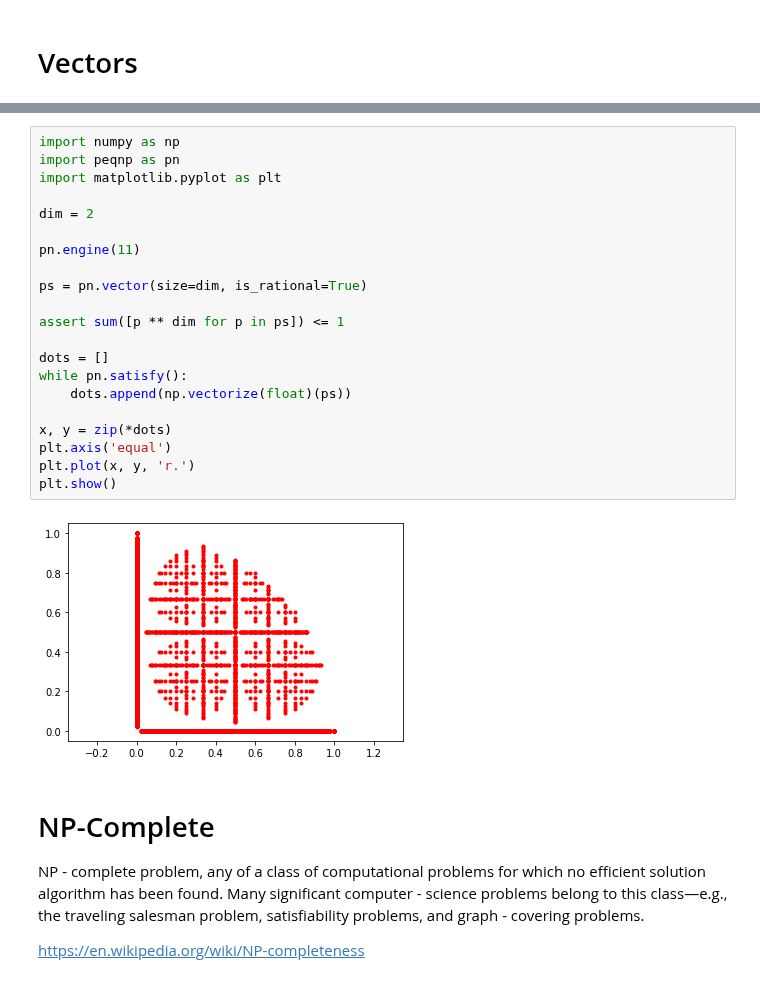
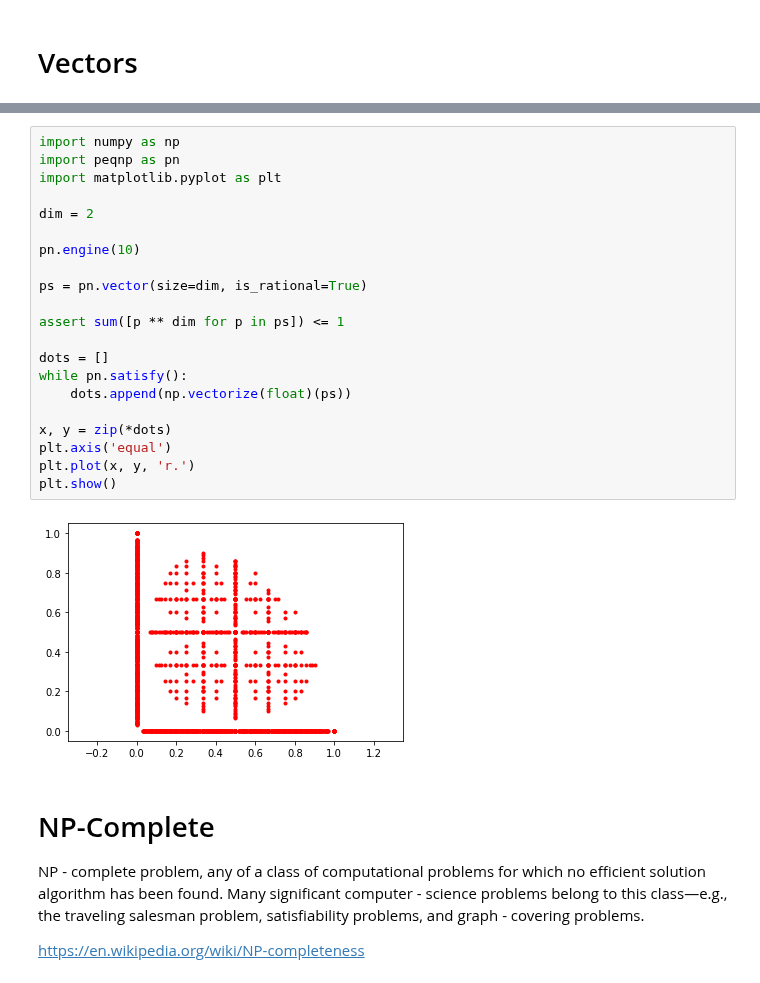
Before and after one commit to maxtuno/PEQNP, a Jupyter notebook: docs/PEQNP.ipynb, the cells around one changed output, grey strips where cells are left out. Cells and saved outputs as stored; diff of their text form.

```diff
--- a/docs/PEQNP.ipynb
+++ b/docs/PEQNP.ipynb
@@ -304,26 +304,26 @@ sum([(0+0j), (1+0j)]) ** 3 == (1+0j) ** 5
 # %%
 import numpy as np
 import peqnp as pn
 import matplotlib.pyplot as plt
 
 dim = 2
 
-pn.engine(11)
+pn.engine(10)
 
 ps = pn.vector(size=dim, is_rational=True)
 
 assert sum([p ** dim for p in ps]) <= 1
 
 dots = []
 while pn.satisfy():
     dots.append(np.vectorize(float)(ps))
 
 x, y = zip(*dots)
 plt.axis('equal')
 plt.plot(x, y, 'r.')
 plt.show()
 # %% [output]
-[figure, old version]
+[figure, new version]
 # %% [markdown]
 # NP-Complete
 
```
Also changed, not shown: parts of 23 cells of this notebook.
